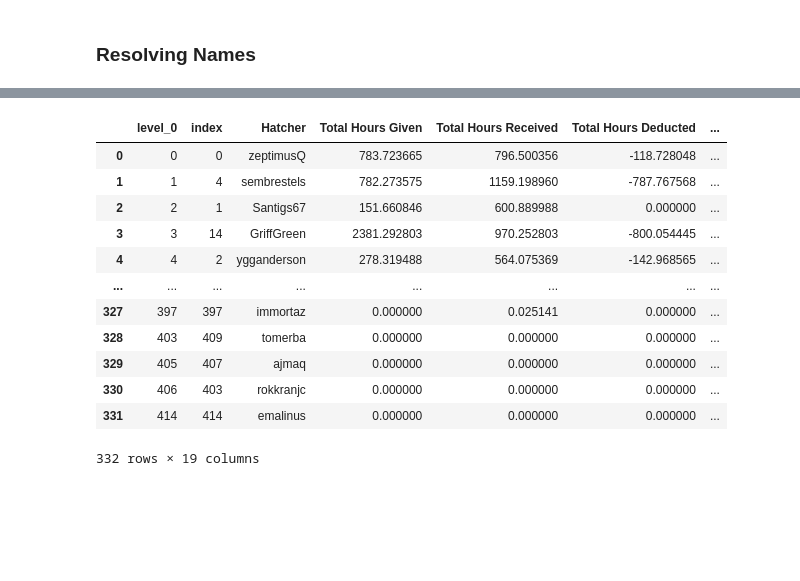
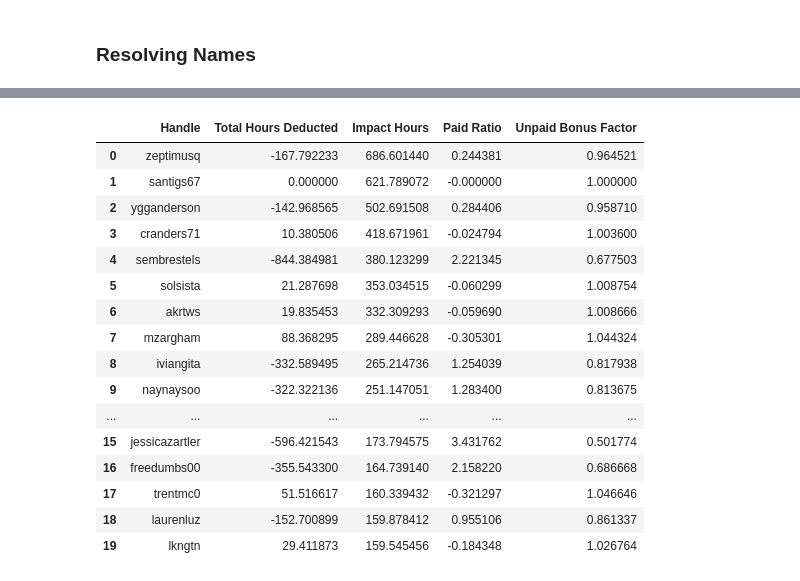
Before and after one commit to CommonsBuild/IH-intervention, a Jupyter notebook: YGG/no-abnormal-praisemageddon-resolution.ipynb, the cells around one changed output, grey strips where cells are left out. Saved outputs shown, nothing was run; the diff lists cells and outputs as text; code cells hidden in the pictures; blank space fills up the shorter version.

```diff
--- a/YGG/no-abnormal-praisemageddon-resolution.ipynb
+++ b/YGG/no-abnormal-praisemageddon-resolution.ipynb
@@ -54,18 +150,22 @@ default
+# %%
+default.head(20)
+# %% [output]
+|  | Handle | Total Hours Deducted | Impact Hours | Paid Ratio | Unpaid Bonus Factor |
+| 0 | zeptimusq | -167.792233 | 686.601440 | 0.244381 | 0.964521 |
+| 1 | santigs67 | 0.000000 | 621.789072 | -0.000000 | 1.000000 |
+| 2 | ygganderson | -142.968565 | 502.691508 | 0.284406 | 0.958710 |
+| 3 | cranders71 | 10.380506 | 418.671961 | -0.024794 | 1.003600 |
+| 4 | sembrestels | -844.384981 | 380.123299 | 2.221345 | 0.677503 |
+| 5 | solsista | 21.287698 | 353.034515 | -0.060299 | 1.008754 |
+| 6 | akrtws | 19.835453 | 332.309293 | -0.059690 | 1.008666 |
+| 7 | mzargham | 88.368295 | 289.446628 | -0.305301 | 1.044324 |
+| 8 | iviangita | -332.589495 | 265.214736 | 1.254039 | 0.817938 |
+| 9 | naynaysoo | -322.322136 | 251.147051 | 1.283400 | 0.813675 |
+| ... | ... | ... | ... | ... | ... |
+| 15 | jessicazartler | -596.421543 | 173.794575 | 3.431762 | 0.501774 |
+| 16 | freedumbs00 | -355.543300 | 164.739140 | 2.158220 | 0.686668 |
+| 17 | trentmc0 | 51.516617 | 160.339432 | -0.321297 | 1.046646 |
+| 18 | laurenluz | -152.700899 | 159.878412 | 0.955106 | 0.861337 |
+| 19 | lkngtn | 29.411873 | 159.545456 | -0.184348 | 1.026764 |
 # %%
-combined = default.merge(praisemageddon, left_on='Hatcher', right_on='Name')
-
-combined
+combined = default.merge(praisemageddon, left_on='Handle', right_on='Name', how='left')
-# %% [output]
-|  | level_0 | index | Hatcher | Total Hours Given | Total Hours Received | Total Hours Deducted | ... |
-| 0 | 0 | 0 | zeptimusQ | 783.723665 | 796.500356 | -118.728048 | ... |
-| 1 | 1 | 4 | sembrestels | 782.273575 | 1159.198960 | -787.767568 | ... |
-| 2 | 2 | 1 | Santigs67 | 151.660846 | 600.889988 | 0.000000 | ... |
-| 3 | 3 | 14 | GriffGreen | 2381.292803 | 970.252803 | -800.054445 | ... |
-| 4 | 4 | 2 | ygganderson | 278.319488 | 564.075369 | -142.968565 | ... |
-| ... | ... | ... | ... | ... | ... | ... | ... |
-| 327 | 397 | 397 | immortaz | 0.000000 | 0.025141 | 0.000000 | ... |
-| 328 | 403 | 409 | tomerba | 0.000000 | 0.000000 | 0.000000 | ... |
-| 329 | 405 | 407 | ajmaq | 0.000000 | 0.000000 | 0.000000 | ... |
-| 330 | 406 | 403 | rokkranjc | 0.000000 | 0.000000 | 0.000000 | ... |
-| 331 | 414 | 414 | emalinus | 0.000000 | 0.000000 | 0.000000 | ... |
-332 rows × 19 columns
```
Also changed, not shown: parts of 25 cells of this notebook, 14 other files.
